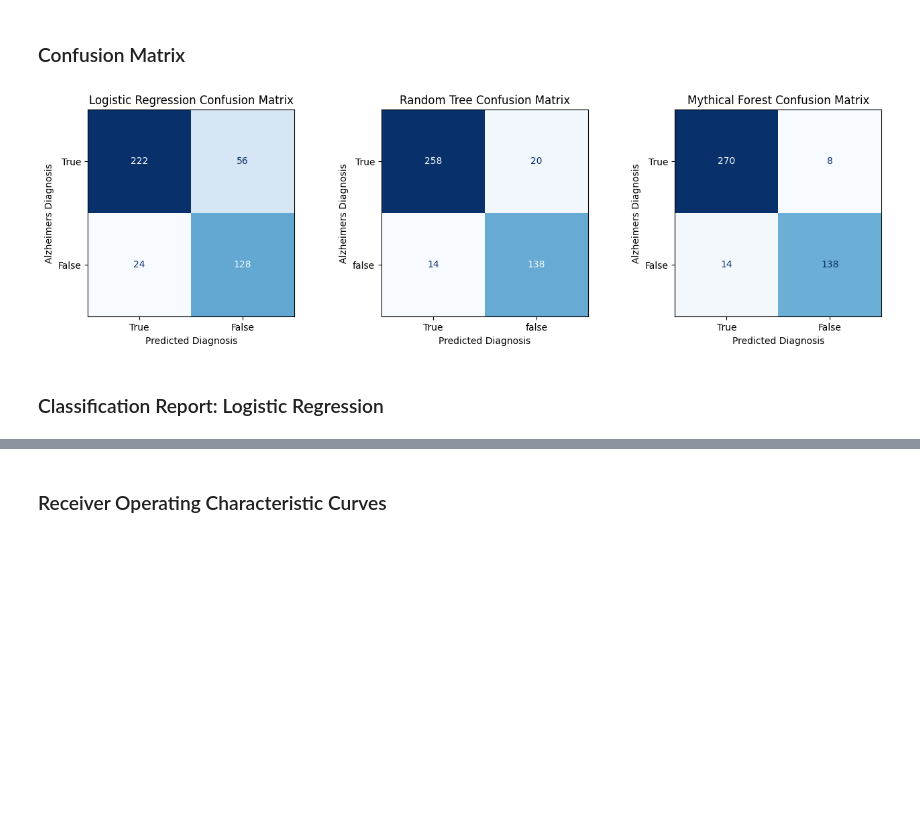
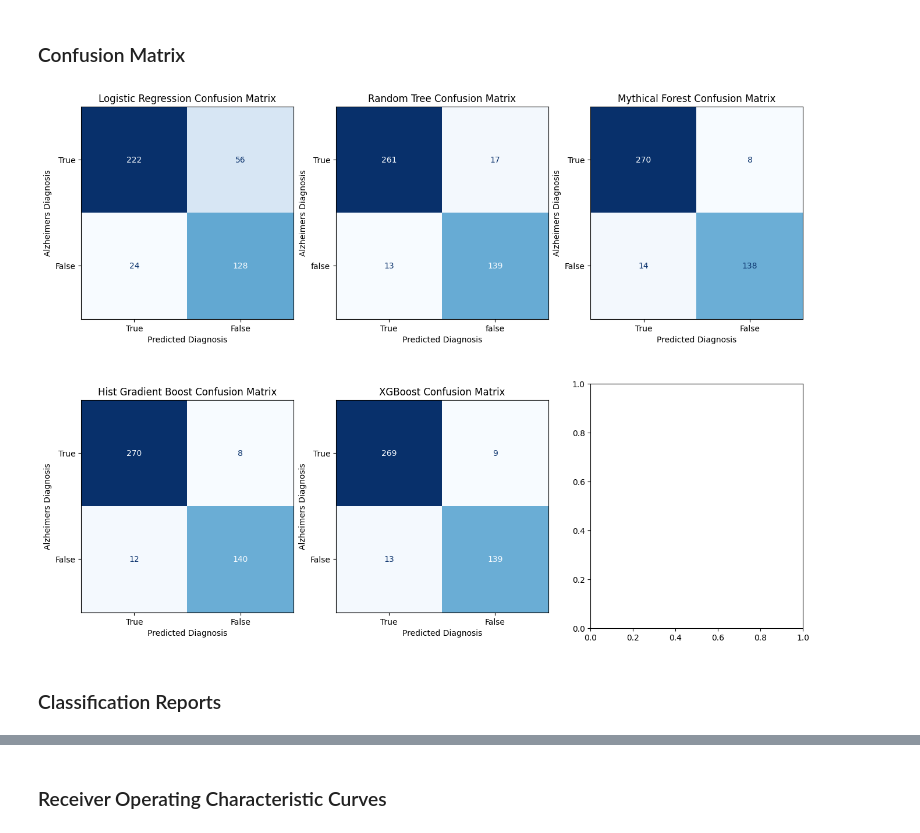
Before and after one commit to Spakshots/NeuroCurve, a Jupyter notebook: NeuroPy/visualization.ipynb, the cells around one changed output, grey strips where cells are left out. Cells and saved outputs as stored; diff of their text form; code cells hidden in the pictures; blank space fills up the shorter version.

```diff
--- a/NeuroPy/visualization.ipynb
+++ b/NeuroPy/visualization.ipynb
@@ -108,43 +127,55 @@ Accuracy: 94.88%
 # %% [markdown]
 ### Confusion Matrix
 # %%
-figs, axes = plt.subplots(1, 3, figsize=(16,4))
+figs, axes = plt.subplots(2, 3, figsize=(16,12))
 
-''' ----------- Logistic Model Training ----------- '''
-cm = confusion_matrix(y_test, y_pred_log)
+''' ----------- Logistic Model Confusion Matrix ----------- '''
+cm = confusion_matrix(y_test, results['LogisticRegression']['y_pred'])
 disp1 = ConfusionMatrixDisplay(cm, display_labels=["True", "False"])
-disp1.plot(ax=axes[0], colorbar=False, cmap="Blues")
+disp1.plot(ax=axes[0][0], colorbar=False, cmap="Blues")
 
-axes[0].set_title("Logistic Regression Confusion Matrix")
-axes[0].set_ylabel("Alzheimers Diagnosis")
-axes[0].set_xlabel("Predicted Diagnosis")
+axes[0][0].set_title("Logistic Regression Confusion Matrix")
+axes[0][0].set_ylabel("Alzheimers Diagnosis")
+axes[0][0].set_xlabel("Predicted Diagnosis")
 
+'''------------- Decision Tree Model  Confusion Matrix ---------'''
+cm1 = confusion_matrix(y_test, results['DecisionTree']['y_pred'])
+disp2= ConfusionMatrixDisplay(cm1, display_labels=["True", "false"])
+disp2.plot(ax=axes[0][1], colorbar=False, cmap="Blues")
 
+axes[0][1].set_title("Random Tree Confusion Matrix")
+axes[0][1].set_ylabel("Alzheimers Diagnosis")
+axes[0][1].set_xlabel("Predicted Diagnosis")
 
-'''------------- Decision Tree Model Training ---------'''
-cm1 = confusion_matrix(y_test, y_pred_tree)
-disp2= ConfusionMatrixDisplay(cm1, display_labels=["True", "false"])
-disp2.plot(ax=axes[1], colorbar=False, cmap="Blues")
+'''------------ Mythical Forest Model  Confusion Matrix ---------'''
+cm2 = confusion_matrix(y_test, results['RandomForest']['y_pred'])
+disp3 = ConfusionMatrixDisplay(cm2, display_labels=["True", "False"])
+disp3.plot(ax=axes[0][2], colorbar=False, cmap="Blues")
 
-axes[1].set_title("Random Tree Confusion Matrix")
-axes[1].set_ylabel("Alzheimers Diagnosis")
-axes[1].set_xlabel("Predicted Diagnosis")
+axes[0][2].set_title("Mythical Forest Confusion Matrix")
+axes[0][2].set_ylabel("Alzheimers Diagnosis")
+axes[0][2].set_xlabel("Predicted Diagnosis")
 
+'''------------ Hist Gradient Boost Model  Confusion Matrix ---------'''
+cm = confusion_matrix(y_test, results['HistGradientBoost']['y_pred'])
+disp4 = ConfusionMatrixDisplay(cm, display_labels=["True", "False"])
+disp4.plot(ax=axes[1][0], colorbar=False, cmap="Blues")
 
+axes[1][0].set_title("Hist Gradient Boost Confusion Matrix")
+axes[1][0].set_ylabel("Alzheimers Diagnosis")
+axes[1][0].set_xlabel("Predicted Diagnosis")
 
-'''------------ Mythical Forest Model Training---------'''
-cm2 = confusion_matrix(y_test, y_pred_forest)
-disp3 = ConfusionMatrixDisplay(cm2, display_labels=["True", "False"])
-disp3.plot(ax=axes[2], colorbar=False, cmap="Blues")
+'''------------ XGBoost Model  Confusion Matrix ---------'''
+cm = confusion_matrix(y_test, results['XGBoost']['y_pred'])
+disp5 = ConfusionMatrixDisplay(cm, display_labels=["True", "False"])
+disp5.plot(ax=axes[1][1], colorbar=False, cmap="Blues")
 
-axes[2].set_title("Mythical Forest Confusion Matrix")
-axes[2].set_ylabel("Alzheimers Diagnosis")
-axes[2].set_xlabel("Predicted Diagnosis")
-
-
+axes[1][1].set_title("XGBoost Confusion Matrix")
+axes[1][1].set_ylabel("Alzheimers Diagnosis")
+axes[1][1].set_xlabel("Predicted Diagnosis")
 plt.show()
 # %% [output]
-[figure, old version]
+[figure, new version]
 # %% [markdown]
-### Classification Report: Logistic Regression
+### Classification Reports
 # %%
```
Also changed, not shown: parts of 10 cells of this notebook, 2 other files.
